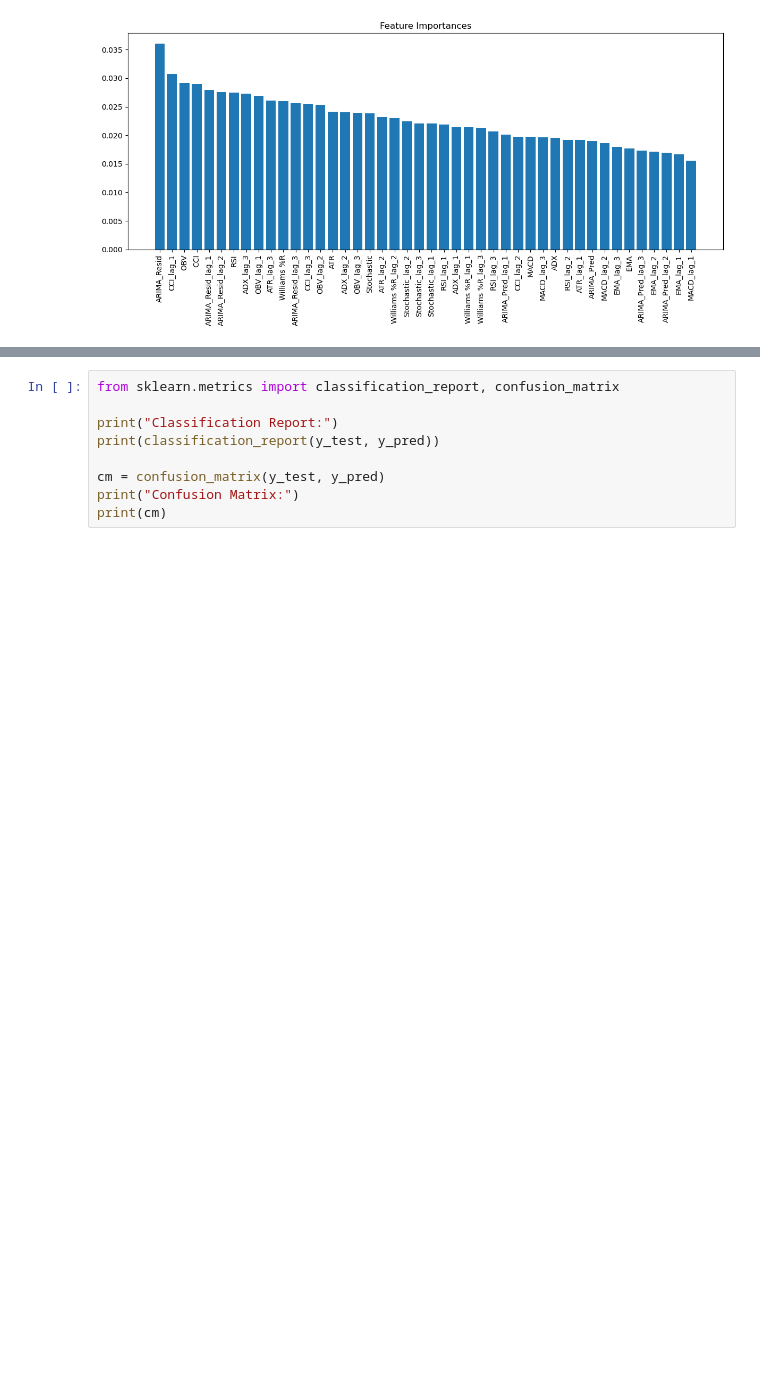
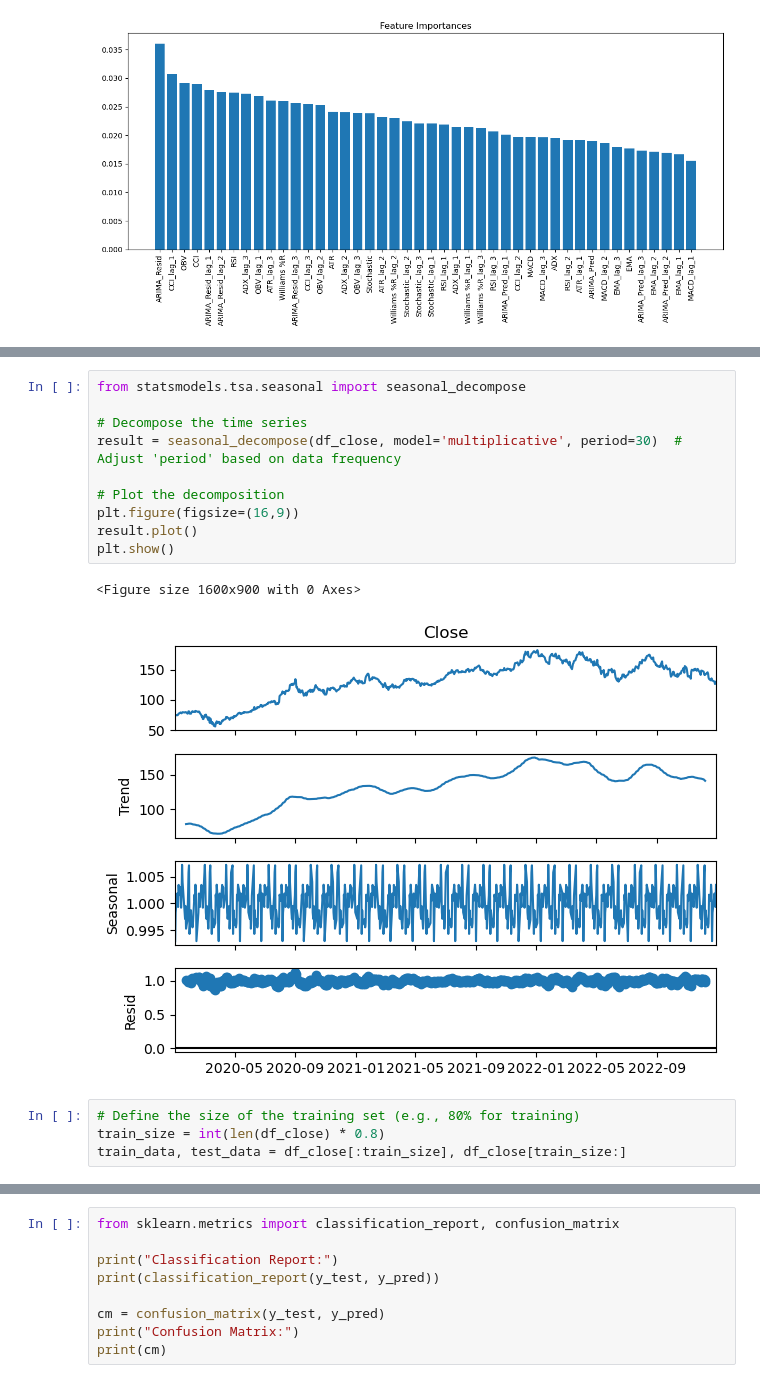
Before and after one commit to haechan01/ML-stock-market-prediction, a Jupyter notebook: ML.ipynb, the cells around one changed output, grey strips where cells are left out. Saved outputs shown, nothing was run; the diff lists cells and outputs as text; blank space fills up the shorter version.

```diff
--- a/ML.ipynb
+++ b/ML.ipynb
@@ -413,0 +1646,17 @@ plt.show()
+# %%
+from statsmodels.tsa.seasonal import seasonal_decompose
+
+# Decompose the time series
+result = seasonal_decompose(df_close, model='multiplicative', period=30)  # Adjust 'period' based on data frequency
+
+# Plot the decomposition
+plt.figure(figsize=(16,9))
+result.plot()
+plt.show()
+# %% [output]
+<Figure size 1600x900 with 0 Axes>
+[figure, added]
+# %%
+# Define the size of the training set (e.g., 80% for training)
+train_size = int(len(df_close) * 0.8)
+train_data, test_data = df_close[:train_size], df_close[train_size:]
```
Also changed, not shown: parts of 30 cells of this notebook, 3 other files.
